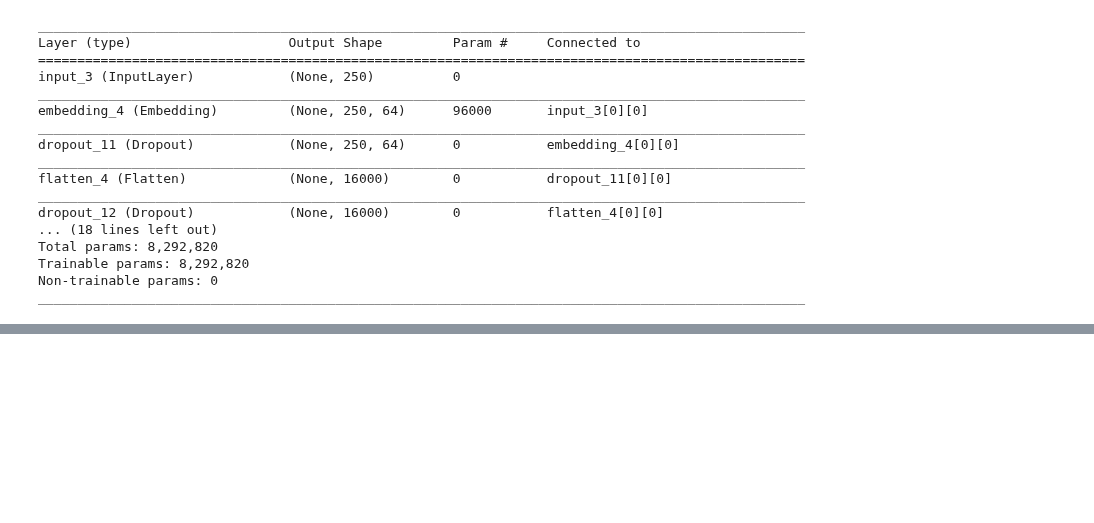
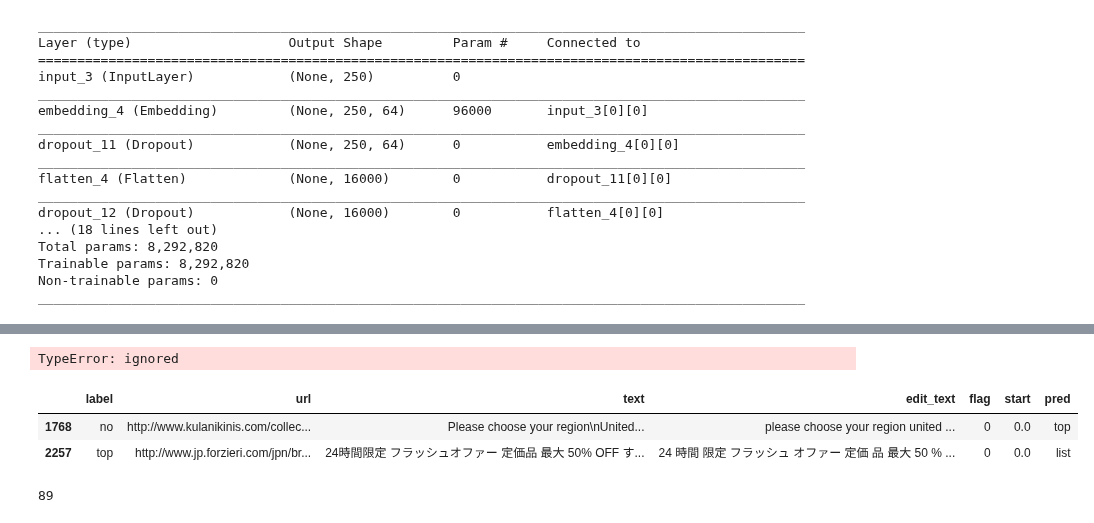
Before and after one commit to sleepless-se/0Colab, a Jupyter notebook: page_satus_dense.ipynb, the cells around one changed output, grey strips where cells are left out. Cells and saved outputs as stored; diff of their text form; code cells hidden in the pictures; blank space fills up the shorter version.

```diff
--- a/page_satus_dense.ipynb
+++ b/page_satus_dense.ipynb
@@ -182,5 +185,6 @@ X2 (2452, 2)
 # %%
 index2word =  {i+1:key for i, key in enumerate(token.word_index)}
+index2label =  {i+1:key for i, key in enumerate(label_token.word_index)}
 # %%
 label_token = keras.preprocessing.text.Tokenizer()
 label_token.fit_on_texts(raw_df['label'].values)
@@ -367,4 +354,9 @@ plt.show()
 # %%
 len(test_index)
 # %%
+load_model = keras.models.load_model(filepath)
 raw_df['pred'] = load_model.predict(X).argmax(axis=1)
+# %% [output]
+TypeError: ignored
+# %%
+raw_df['pred'] = raw_df['pred'].apply(lambda x : index2label[x])
@@ -371,4 +365,12 @@ raw_df['pred'] = load_model.predict(X).argmax(axis=1)
+# %%
+raw_df[0:10]
+# %% [output]
+|  | label | url | text | edit_text | flag | start | pred |
+| 1768 | no | http://www.kulanikinis.com/collec... | Please choose your region\nUnited... | please choose your region united ... | 0 | 0.0 | top |
+| 2257 | top | http://www.jp.forzieri.com/jpn/br... | 24時間限定 フラッシュオファー 定価品 最大 50% OFF す... | 24 時間 限定 フラッシュ オファー 定価 品 最大 50 % ... | 0 | 0.0 | list |
 # %%
-error_df = raw_df.query("true != pred")
+error_df = raw_df.query('label != pred')
 print(len(error_df))
-error_df[['label','true','pred','url','text']].to_csv(base_dir+'error.csv',index=False)
+error_df[['label','pred','url','text']].to_csv(base_dir+'error.csv',index=False)
+# %% [output]
+89
```
Also changed, not shown: parts of 7 cells of this notebook.
